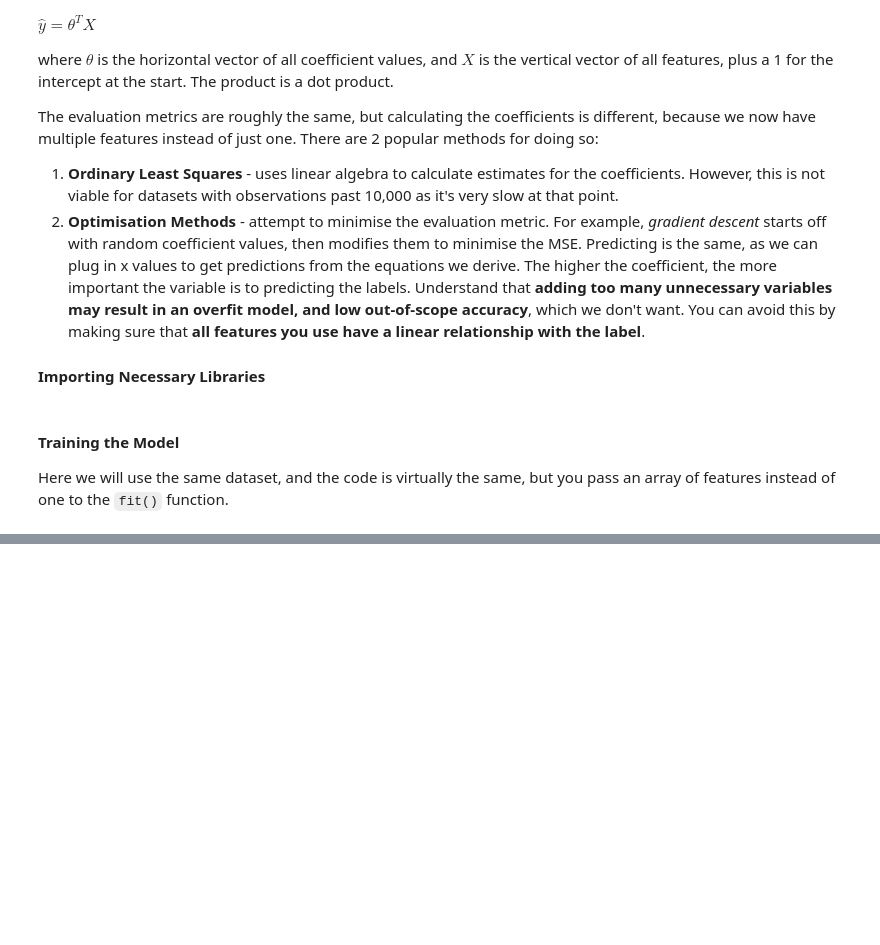
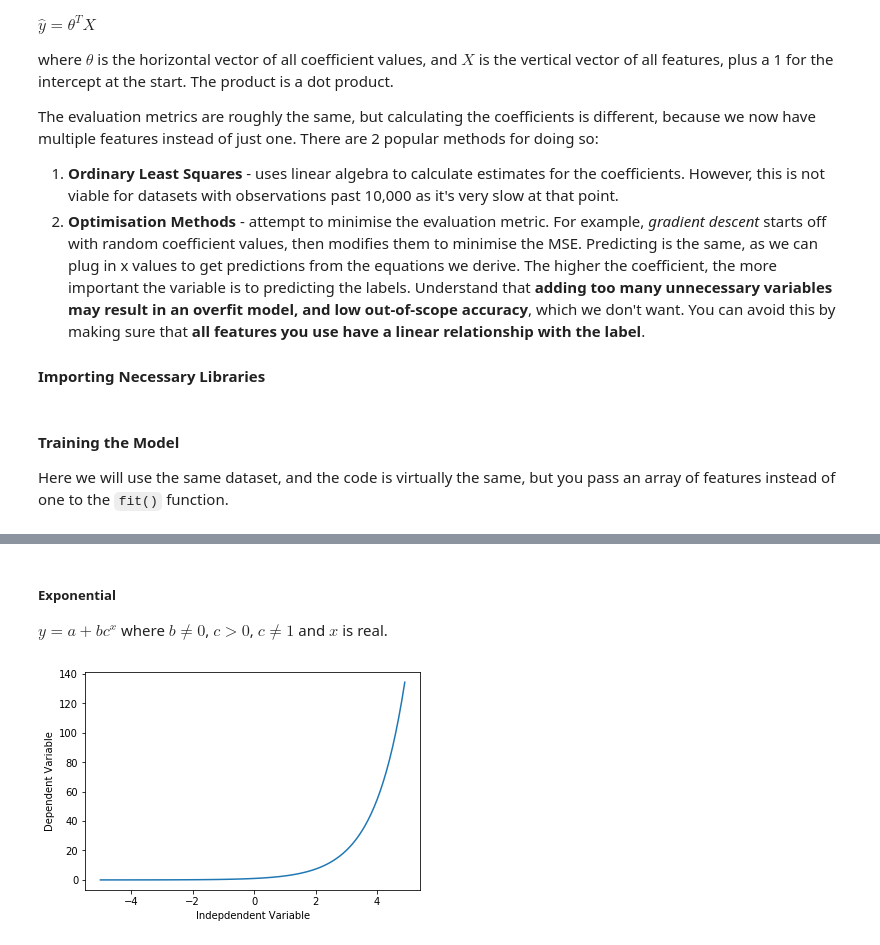
Before and after one commit to ArvindR03/CourseNotes, a Jupyter notebook: Machine Learning With Python IBM/IBM Machine Learning With Python.ipynb, the cells around one changed output, grey strips where cells are left out. Cells and saved outputs as stored; diff of their text form; code cells hidden in the pictures; blank space fills up the shorter version.

```diff
--- a/Machine Learning With Python IBM/IBM Machine Learning With Python.ipynb
+++ b/Machine Learning With Python IBM/IBM Machine Learning With Python.ipynb
@@ -282,0 +413,15 @@ where $Y$ signifies a vector for all the actual labels from the dataset and $\ha
+# %% [markdown]
+##### Exponential
+
+$ y = a + bc ^ x $ where $b ≠ 0$, $c > 0$, $c ≠ 1$ and $x$ is real.
+# %%
+X = np.arange(-5.0, 5.0, 0.1)
+
+Y= np.exp(X)
+
+plt.plot(X,Y)
+plt.ylabel('Dependent Variable')
+plt.xlabel('Indepdendent Variable')
+plt.show()
+# %% [output]
+[figure, added]
```
Also changed, not shown: parts of 117 cells of this notebook, 7 other files.
